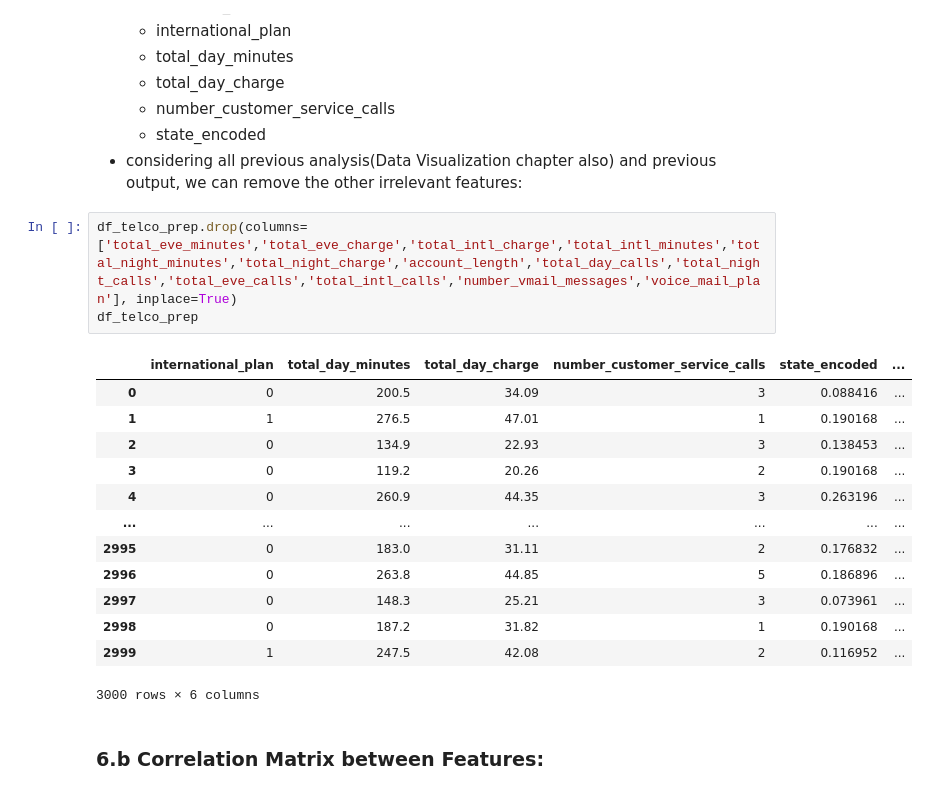
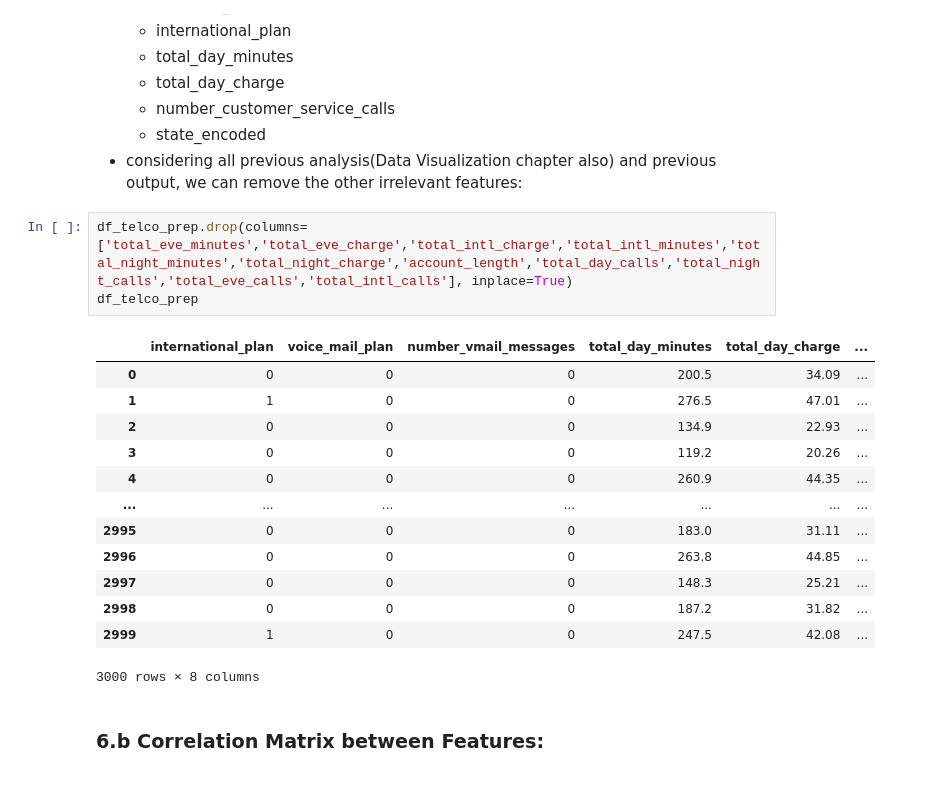
Before and after one commit to radu-marin/ML-model-demo, a Jupyter notebook: EDA.ipynb, the cells around one changed output. Drawn from its saved outputs; the diff is of its cells as text.

```diff
--- a/EDA.ipynb
+++ b/EDA.ipynb
@@ -531,22 +531,22 @@ INTERPRETAION:
     - state_encoded
 - considering all previous analysis(Data Visualization chapter also) and previous output, we can remove the other irrelevant features:
 # %%
-df_telco_prep.drop(columns=['total_eve_minutes','total_eve_charge','total_intl_charge','total_intl_minutes','total_night_minutes','total_night_charge','account_length','total_day_calls','total_night_calls','total_eve_calls','total_intl_calls','number_vmail_messages','voice_mail_plan'], inplace=True)
+df_telco_prep.drop(columns=['total_eve_minutes','total_eve_charge','total_intl_charge','total_intl_minutes','total_night_minutes','total_night_charge','account_length','total_day_calls','total_night_calls','total_eve_calls','total_intl_calls'], inplace=True)
 df_telco_prep
 # %% [output]
-|  | international_plan | total_day_minutes | total_day_charge | number_customer_service_calls | state_encoded | ... |
-| 0 | 0 | 200.5 | 34.09 | 3 | 0.088416 | ... |
-| 1 | 1 | 276.5 | 47.01 | 1 | 0.190168 | ... |
-| 2 | 0 | 134.9 | 22.93 | 3 | 0.138453 | ... |
-| 3 | 0 | 119.2 | 20.26 | 2 | 0.190168 | ... |
-| 4 | 0 | 260.9 | 44.35 | 3 | 0.263196 | ... |
+|  | international_plan | voice_mail_plan | number_vmail_messages | total_day_minutes | total_day_charge | ... |
+| 0 | 0 | 0 | 0 | 200.5 | 34.09 | ... |
+| 1 | 1 | 0 | 0 | 276.5 | 47.01 | ... |
+| 2 | 0 | 0 | 0 | 134.9 | 22.93 | ... |
+| 3 | 0 | 0 | 0 | 119.2 | 20.26 | ... |
+| 4 | 0 | 0 | 0 | 260.9 | 44.35 | ... |
 | ... | ... | ... | ... | ... | ... | ... |
-| 2995 | 0 | 183.0 | 31.11 | 2 | 0.176832 | ... |
-| 2996 | 0 | 263.8 | 44.85 | 5 | 0.186896 | ... |
-| 2997 | 0 | 148.3 | 25.21 | 3 | 0.073961 | ... |
-| 2998 | 0 | 187.2 | 31.82 | 1 | 0.190168 | ... |
-| 2999 | 1 | 247.5 | 42.08 | 2 | 0.116952 | ... |
+| 2995 | 0 | 0 | 0 | 183.0 | 31.11 | ... |
+| 2996 | 0 | 0 | 0 | 263.8 | 44.85 | ... |
+| 2997 | 0 | 0 | 0 | 148.3 | 25.21 | ... |
+| 2998 | 0 | 0 | 0 | 187.2 | 31.82 | ... |
+| 2999 | 1 | 0 | 0 | 247.5 | 42.08 | ... |
-3000 rows × 6 columns
+3000 rows × 8 columns
 # %% [markdown]
 ### 6.b Correlation Matrix between Features:
 # %%
```
Also changed, not shown: parts of 9 cells of this notebook, 2 other files.
